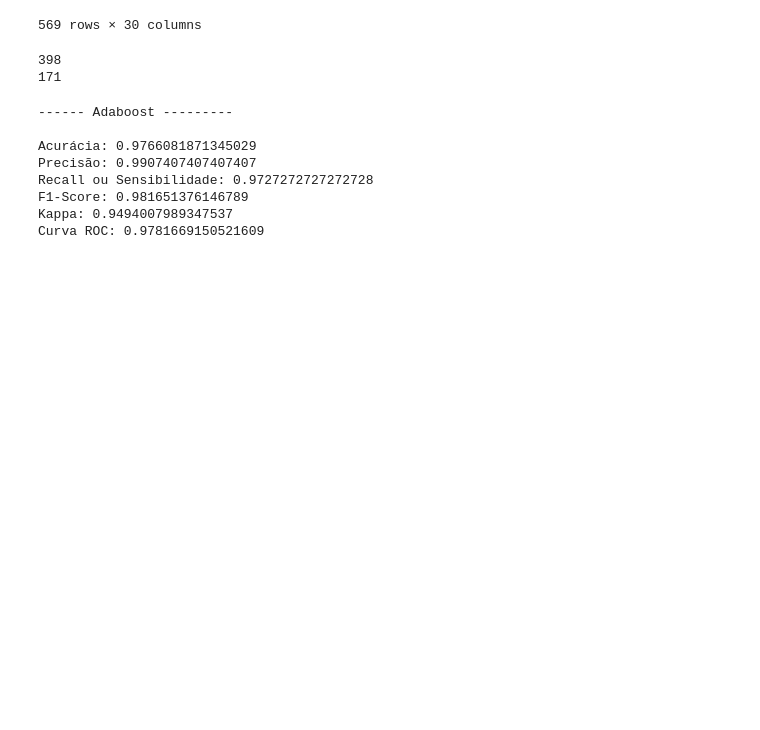
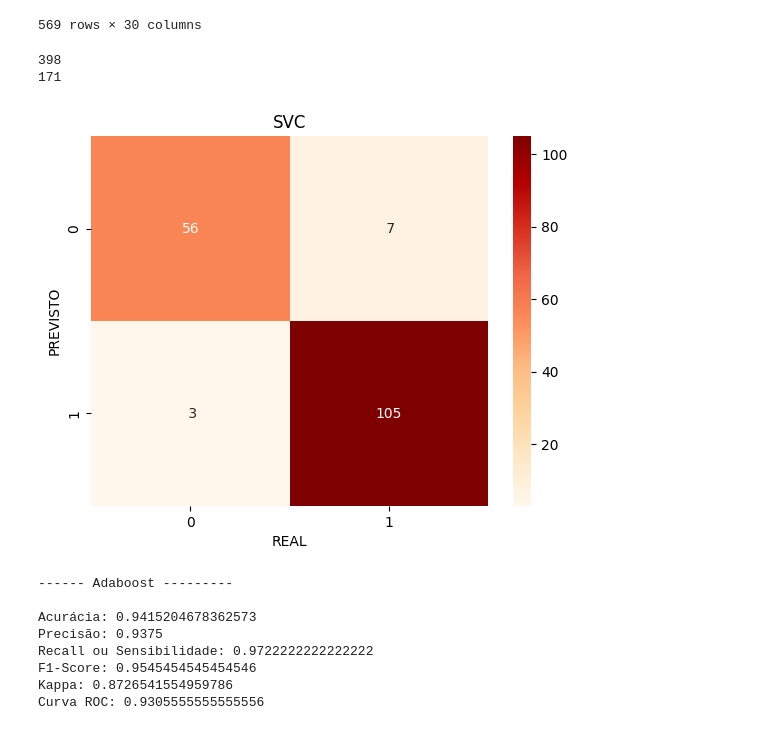
Before and after one commit to enricovivan/ml_python, a Jupyter notebook: ntrb/breast-cancer-certo.ipynb, the cells around one changed output. Cells and saved outputs as stored; diff of their text form; code cells hidden in the pictures; blank space fills up the shorter version.

```diff
--- a/ntrb/breast-cancer-certo.ipynb
+++ b/ntrb/breast-cancer-certo.ipynb
@@ -91,3 +98,7 @@ from sklearn.metrics import accuracy_score, precision_score, recall_score, f1_sc
+# %%
+# Configurar as variveis
+estimator = 30
+learning = 0.03
 # %%
 # AdaBosst
 from sklearn.ensemble import AdaBoostClassifier
@@ -100,6 +108,14 @@ ada_boost = AdaBoostClassifier(n_estimators=estimator, learning_rate=learning)
 model = ada_boost.fit(x_treino, y_treino)
 
 y_predict = model.predict(x_teste)
+# %%
+sns.heatmap(confusion_matrix(y_teste, y_predict), cmap='OrRd', annot=True, fmt='2.0f')
+plt.title('SVC')
+plt.ylabel('PREVISTO')
+plt.xlabel('REAL')
+plt.show()
+# %% [output]
+[figure, added]
 # %%
 acuracia = accuracy_score(y_teste,y_predict)
 precisao = precision_score(y_teste,y_predict)
@@ -118,12 +134,12 @@ print(f'Curva ROC: {rf_curva_roc}')
 # %% [output]
 ------ Adaboost ---------
 
-Acurácia: 0.9766081871345029
-Precisão: 0.9907407407407407
-Recall ou Sensibilidade: 0.9727272727272728
-F1-Score: 0.981651376146789
-Kappa: 0.9494007989347537
-Curva ROC: 0.9781669150521609
+Acurácia: 0.9415204678362573
+Precisão: 0.9375
+Recall ou Sensibilidade: 0.9722222222222222
+F1-Score: 0.9545454545454546
+Kappa: 0.8726541554959786
+Curva ROC: 0.9305555555555556
 # %%
 # GBM
 from sklearn.ensemble import GradientBoostingClassifier
```
Also changed, not shown: parts of 18 cells of this notebook, 5 other files.
